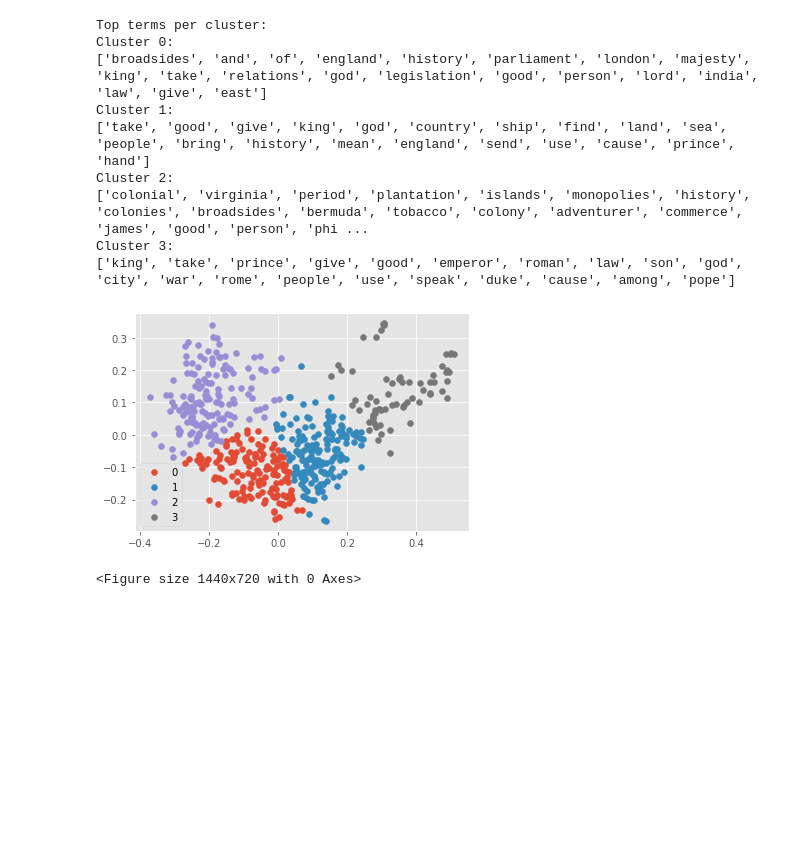
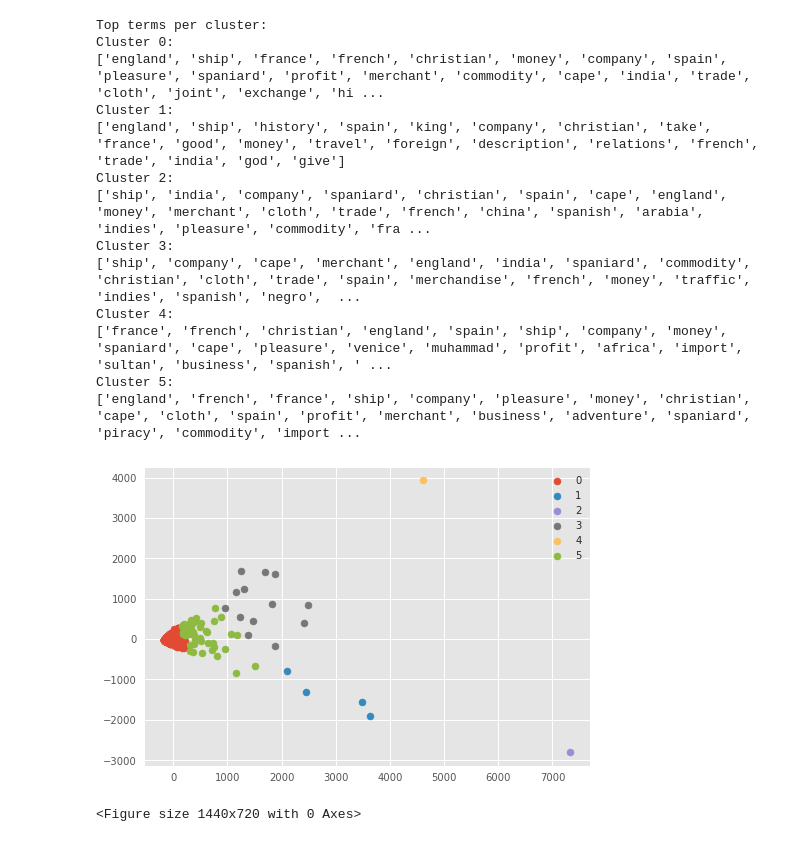
Before and after one commit to amycweng/ECBC-Data-2022, a Jupyter notebook: unsupervised.ipynb, the cells around one changed output. Saved outputs shown, nothing was run; the diff lists cells and outputs as text; code cells hidden in the pictures; blank space fills up the shorter version.

Commit message:
topics

```diff
--- a/unsupervised.ipynb
+++ b/unsupervised.ipynb
@@ -95,10 +100,11 @@ readFile.close()
-# %%
-folder = '/srv/data/supervisionCompany'
-
-info = getTexts(folder)
-kwdict = keywords('/srv/data/metadata/tuning/target.csv')
-for idx,ID in enumerate(info[1]):
-    kWords = (list(kwdict[ID][0]) * 200)
-    info[0][idx] += ' '.join(kWords)
-    info[0][idx] += ' '.join(topics[ID]*200)
-df = vectorize(info[0],info[1])
+# %%
+'''Get additional features'''
+inFile = open('/srv/data/moreFeaturesTrade.txt','r')
+inFileLines = inFile.readlines()
+inFile.close()
+featuresDict = {}
+for line in inFileLines:
+    line = line.split(':')
+    features = line[1]
+    featuresDict[line[0].strip()] = features.strip()
+print(len(featuresDict))
@@ -104,0 +135,3 @@ df = vectorize(info[0],info[1])
+# %%
+df = vectorize(features.values(),features.keys())
+elbow(df)
@@ -105,18 +140,22 @@ df = vectorize(info[0],info[1])
 # %%
-groups,model = cluster(df,info[1],4)
-topTerms(model,df,4)
+groups,model = cluster(df,names,6)
+topTerms(model,df,6)
 pca(model,df)
 # %% [output]
 Top terms per cluster:
 Cluster 0:
-['broadsides', 'and', 'of', 'england', 'history', 'parliament', 'london', 'majesty', 'king', 'take', 'relations', 'god', 'legislation', 'good', 'person', 'lord', 'india', 'law', 'give', 'east']
+['england', 'ship', 'france', 'french', 'christian', 'money', 'company', 'spain', 'pleasure', 'spaniard', 'profit', 'merchant', 'commodity', 'cape', 'india', 'trade', 'cloth', 'joint', 'exchange', 'hi ...
 Cluster 1:
-['take', 'good', 'give', 'king', 'god', 'country', 'ship', 'find', 'land', 'sea', 'people', 'bring', 'history', 'mean', 'england', 'send', 'use', 'cause', 'prince', 'hand']
+['england', 'ship', 'history', 'spain', 'king', 'company', 'christian', 'take', 'france', 'good', 'money', 'travel', 'foreign', 'description', 'relations', 'french', 'trade', 'india', 'god', 'give']
 Cluster 2:
-['colonial', 'virginia', 'period', 'plantation', 'islands', 'monopolies', 'history', 'colonies', 'broadsides', 'bermuda', 'tobacco', 'colony', 'adventurer', 'commerce', 'james', 'good', 'person', 'phi ...
+['ship', 'india', 'company', 'spaniard', 'christian', 'spain', 'cape', 'england', 'money', 'merchant', 'cloth', 'trade', 'french', 'china', 'spanish', 'arabia', 'indies', 'pleasure', 'commodity', 'fra ...
 Cluster 3:
-['king', 'take', 'prince', 'give', 'good', 'emperor', 'roman', 'law', 'son', 'god', 'city', 'war', 'rome', 'people', 'use', 'speak', 'duke', 'cause', 'among', 'pope']
+['ship', 'company', 'cape', 'merchant', 'england', 'india', 'spaniard', 'commodity', 'christian', 'cloth', 'trade', 'spain', 'merchandise', 'french', 'money', 'traffic', 'indies', 'spanish', 'negro',  ...
+Cluster 4:
+['france', 'french', 'christian', 'england', 'spain', 'ship', 'company', 'money', 'spaniard', 'cape', 'pleasure', 'venice', 'muhammad', 'profit', 'africa', 'import', 'sultan', 'business', 'spanish', ' ...
+Cluster 5:
+['england', 'french', 'france', 'ship', 'company', 'pleasure', 'money', 'christian', 'cape', 'cloth', 'spain', 'profit', 'merchant', 'business', 'adventure', 'spaniard', 'piracy', 'commodity', 'import ...
-[figure, old version]
+[figure, new version]
 <Figure size 1440x720 with 0 Axes>
 # %%
 for k,v in groups.items():
```
Also changed, not shown: parts of 5 cells of this notebook, 1 other file.
